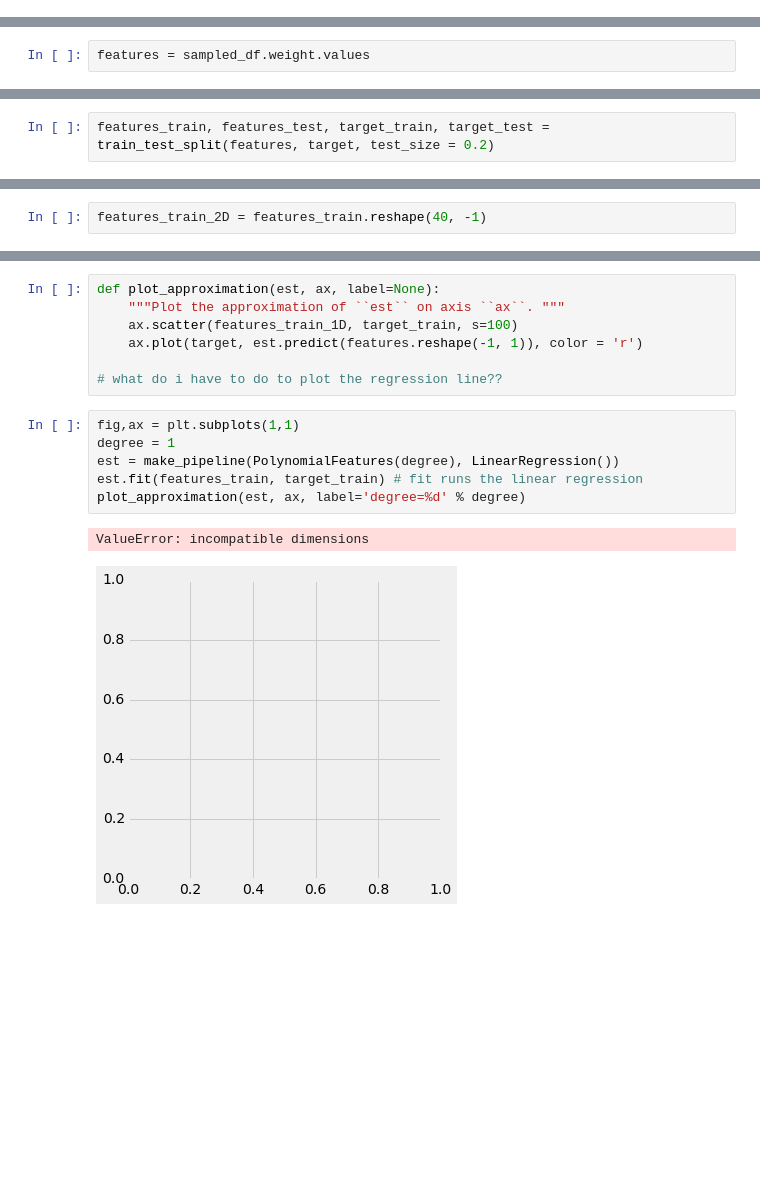
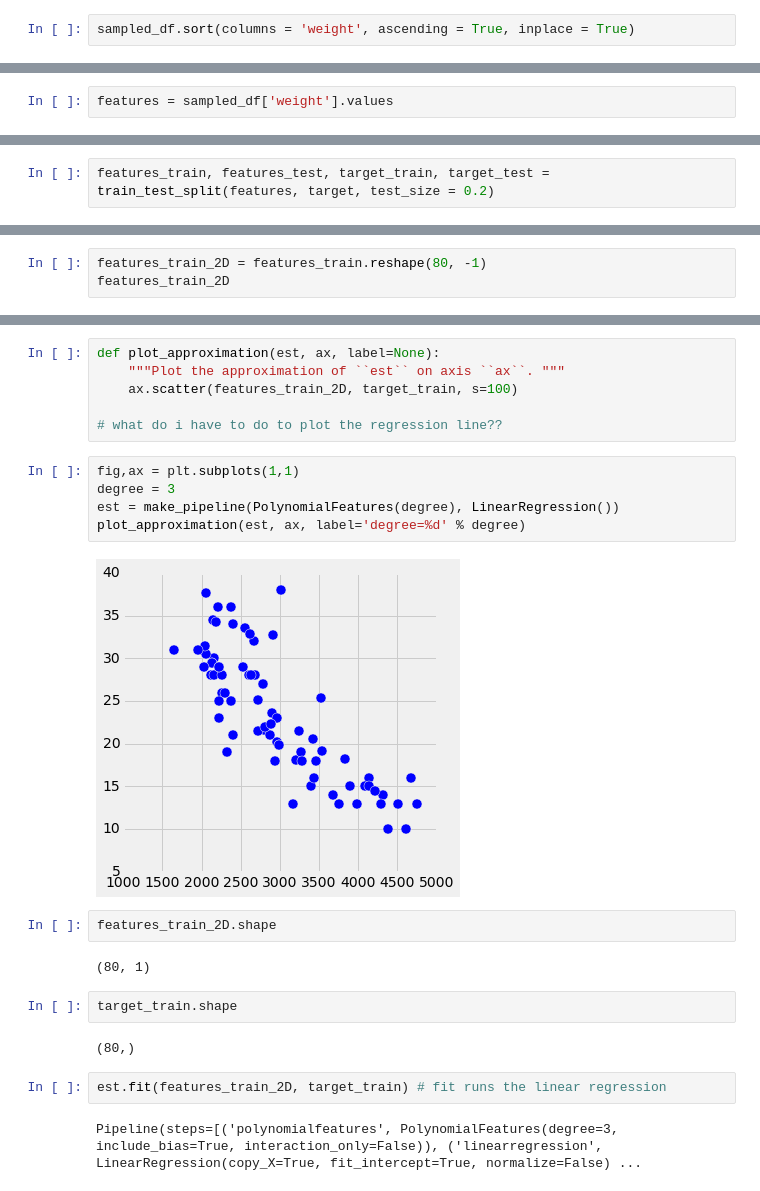
Before and after one commit to dav1dfeldman/DAT_SF_11, a Jupyter notebook: labs/lab_04/MPG_linear_regression_regularization.ipynb, the cells around one changed output, grey strips where cells are left out. Saved outputs shown, nothing was run; the diff lists cells and outputs as text; blank space fills up the shorter version.

```diff
--- a/labs/lab_04/MPG_linear_regression_regularization.ipynb
+++ b/labs/lab_04/MPG_linear_regression_regularization.ipynb
@@ -22,0 +81,2 @@ sampled_df = df.ix[rows]
+# %%
+sampled_df.sort(columns = 'weight', ascending = True, inplace = True)
@@ -23,2 +88,2 @@ sampled_df = df.ix[rows]
 # %%
-features = sampled_df.weight.values
+features = sampled_df['weight'].values
@@ -29,2 +116,3 @@ features_train, features_test, target_train, target_test = train_test_split(feat
 # %%
-features_train_2D = features_train.reshape(40, -1)
+features_train_2D = features_train.reshape(80, -1)
+features_train_2D
@@ -62,16 +200,25 @@ target_train.shape
 # %%
 def plot_approximation(est, ax, label=None):
     """Plot the approximation of ``est`` on axis ``ax``. """
-    ax.scatter(features_train_1D, target_train, s=100)
-    ax.plot(target, est.predict(features.reshape(-1, 1)), color = 'r')
+    ax.scatter(features_train_2D, target_train, s=100)
 
 # what do i have to do to plot the regression line??
 # %%
 fig,ax = plt.subplots(1,1)
-degree = 1
+degree = 3
 est = make_pipeline(PolynomialFeatures(degree), LinearRegression())
-est.fit(features_train, target_train) # fit runs the linear regression
 plot_approximation(est, ax, label='degree=%d' % degree)
 # %% [output]
-ValueError: incompatible dimensions
-[figure, old version]
+[figure, new version]
+# %%
+features_train_2D.shape
+# %% [output]
+(80, 1)
+# %%
+target_train.shape
+# %% [output]
+(80,)
+# %%
+est.fit(features_train_2D, target_train) # fit runs the linear regression
+# %% [output]
+Pipeline(steps=[('polynomialfeatures', PolynomialFeatures(degree=3, include_bias=True, interaction_only=False)), ('linearregression', LinearRegression(copy_X=True, fit_intercept=True, normalize=False) ...
```
Also changed, not shown: parts of 20 cells of this notebook, 13 other files.
